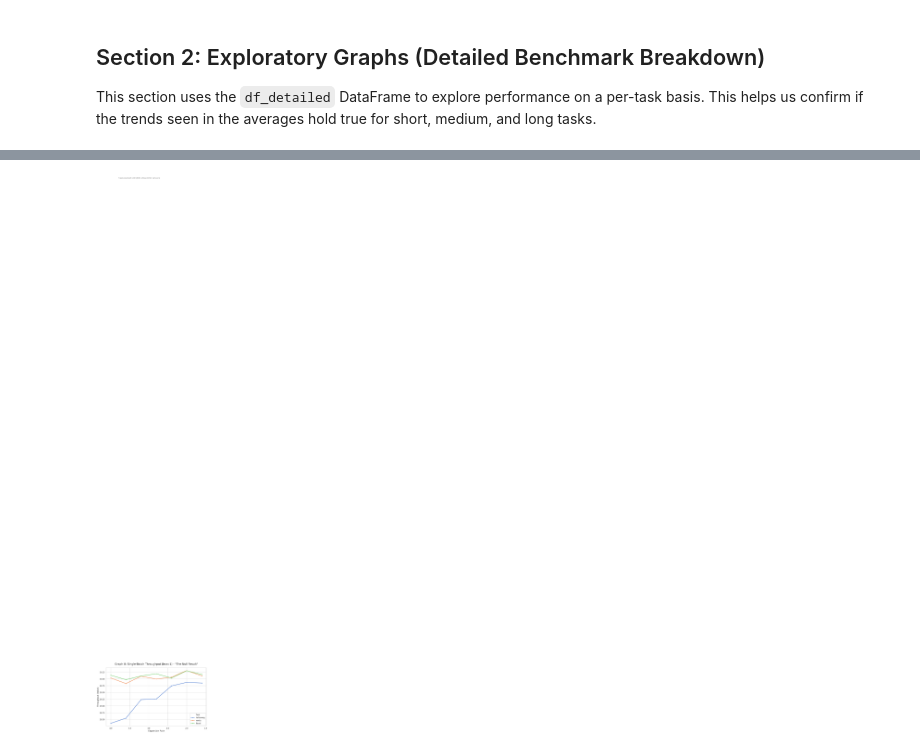
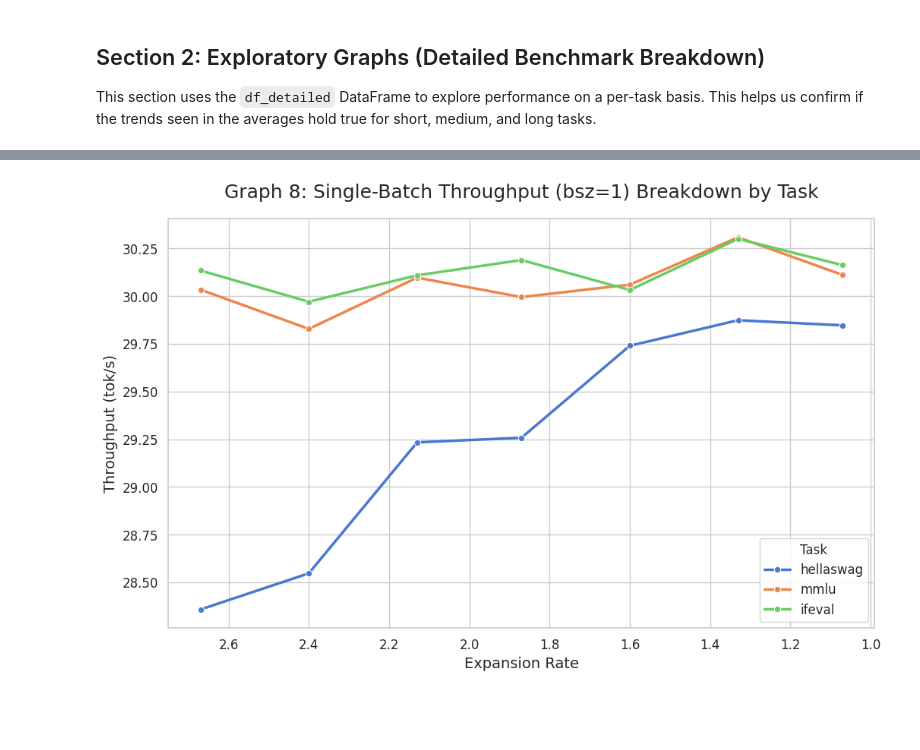
Before and after one commit to peremartra/llama-glu-expansion-pruning, a Jupyter notebook: notebooks/04_3B_Graphics_Carbon.ipynb, the cells around one changed output, grey strips where cells are left out. Drawn from its saved outputs; the diff is of its cells as text; code cells hidden in the pictures; blank space fills up the shorter version.

Commit message:
Graphics insights & Summary.

```diff
--- a/notebooks/04_3B_Graphics_Carbon.ipynb
+++ b/notebooks/04_3B_Graphics_Carbon.ipynb
@@ -100,13 +100,13 @@ File loaded successfully into 'data' variable.
 
 # This mapping is from our first JSON file and is crucial for the X-axis
 expansion_rate_map = {
-    0: 4.0,
-    10: 3.6,
-    20: 3.2,
-    30: 2.8,
-    40: 2.4,
-    50: 2.0,
-    60: 1.6
+    0: 2.67,
+    10: 2.4,
+    20: 2.13,
+    30: 1.87,
+    40: 1.6,
+    50: 1.33,
+    60: 1.07
 }
 
 summary_list = []
@@ -434,31 +524,31 @@ plt.show()
 # %%
 # === Graph 8: Single-Batch Throughput (bsz=1) Breakdown by Task ===
 # Purpose: Show that single-token generation speed is not the bottleneck or the benefit.
 
 df_melted_b1_thr = df_detailed.melt(
     id_vars=['expansion_rate'],
     value_vars=[
         'hellaswag_latency_b1_throughput',
         'mmlu_latency_b1_throughput',
         'ifeval_latency_b1_throughput'
     ],
     var_name='Benchmark',
     value_name='Throughput (tok/s)'
 )
 # Clean up names
 df_melted_b1_thr['Task'] = df_melted_b1_thr['Benchmark'].str.split('_', expand=True)[0]
 
-plt.figure(figsize=(12, 7))
+#plt.figure(figsize=(12, 7))
 ax = sns.lineplot(data=df_melted_b1_thr, x='expansion_rate', y='Throughput (tok/s)', hue='Task', marker='o', linewidth=2.5)
 ax.invert_xaxis()
 ax.set_title('Graph 8: Single-Batch Throughput (bsz=1) Breakdown by Task', fontsize=18, pad=20)
 ax.set_xlabel('Expansion Rate')
 ax.set_ylabel('Throughput (tok/s)')
 
 # Set Y-axis limit to highlight the flatness
 #ax.set_ylim(48, 53)
-ax.text(3.8, 48.5, 'Y-axis zoomed (48-53) to show minor variance', fontsize=12, color='gray')
+#ax.text(3.8, 48.5, 'Y-axis zoomed (48-53) to show minor variance', fontsize=12, color='gray')
 
 plt.show()
 # %% [output]
-[figure, old version]
+[figure, new version]
```
Also changed, not shown: parts of 18 cells of this notebook.
